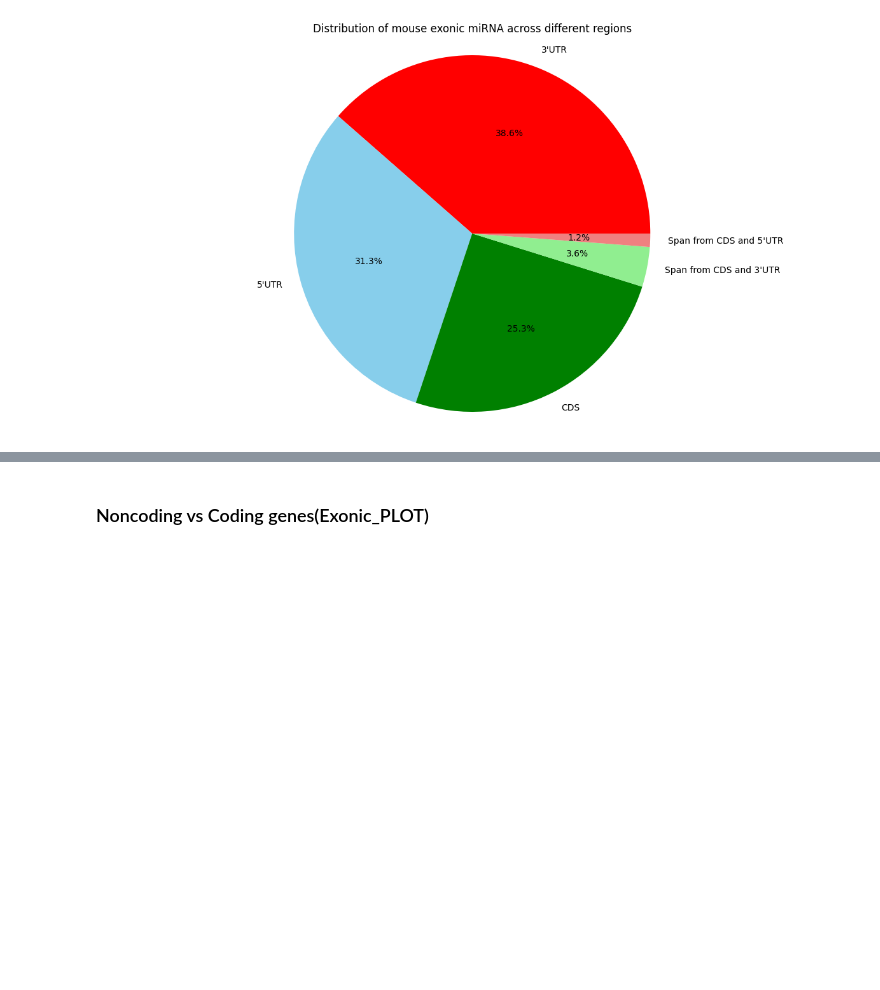
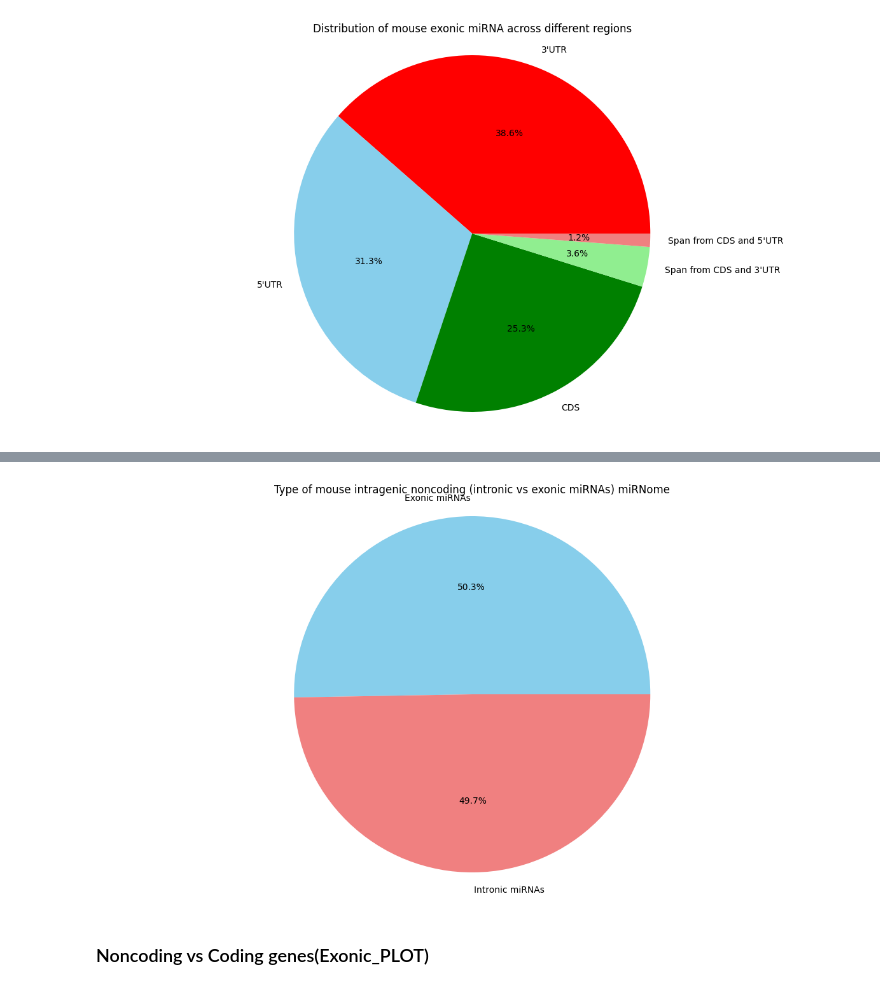
Before and after one commit to TyronChang/Exonic-microRNA-analysis, a Jupyter notebook: Mouse_miR_analysis.ipynb, the cells around one changed output, grey strips where cells are left out. Cells and saved outputs as stored; diff of their text form; code cells hidden in the pictures; blank space fills up the shorter version.

```diff
--- a/Mouse_miR_analysis.ipynb
+++ b/Mouse_miR_analysis.ipynb
@@ -1054,0 +1144,4 @@ Index(['hostgene_chrom', 'hostgene_exonStarts', 'hostgene_exonEnds',
+# %%
+mm_intramiR_noncoding=mouse_intramiR_gene_type.loc[mouse_intramiR_gene_type['gene_type']=="non-coding gene"]
+# %%
+mm_intramiR_noncoding=mm_intramiR_noncoding.groupby(mm_intramiR_noncoding['host_gene_region']).size().reset_index(name='Count')
@@ -1055,3 +1154,19 @@ Index(['hostgene_chrom', 'hostgene_exonStarts', 'hostgene_exonEnds',
+# %%
+mm_exonic_intramiR_noncoding= mm_intramiR_noncoding[mm_intramiR_noncoding['host_gene_region']=='exons'].sum()
+mm_intronic_intramiR_noncoding= mm_intramiR_noncoding[mm_intramiR_noncoding['host_gene_region']=='introns'].sum()
+# %%
+#Mouse miR loci distribution pie Chart
+labels = ['Exonic miRNAs', 'Intronic miRNAs']
+sizes = [mm_exonic_intramiR_noncoding['Count'], mm_intronic_intramiR_noncoding['Count']]
+colors = ['skyblue','lightcoral', ]
+plt.figure(figsize=(15, 8))
+plt.pie(sizes, labels=labels, colors=colors, autopct='%1.1f%%')
+plt.axis('equal')  # Equal aspect ratio ensures that pie is drawn as a circle
+plt.title('Type of mouse intragenic noncoding (intronic vs exonic miRNAs) miRNome')
+plt.savefig(f'{current_dir}/mOuse_eps_file/Type of mouse intragenic noncoding (intronic vs exonic miRNAs) miRNome.eps')
+plt.show()
+# %% [output]
+[figure, added]
 # %% [markdown]
 ### Noncoding vs Coding genes(Exonic_PLOT)
 # %% [markdown]
```
Also changed, not shown: parts of 32 cells of this notebook, 22 other files.
